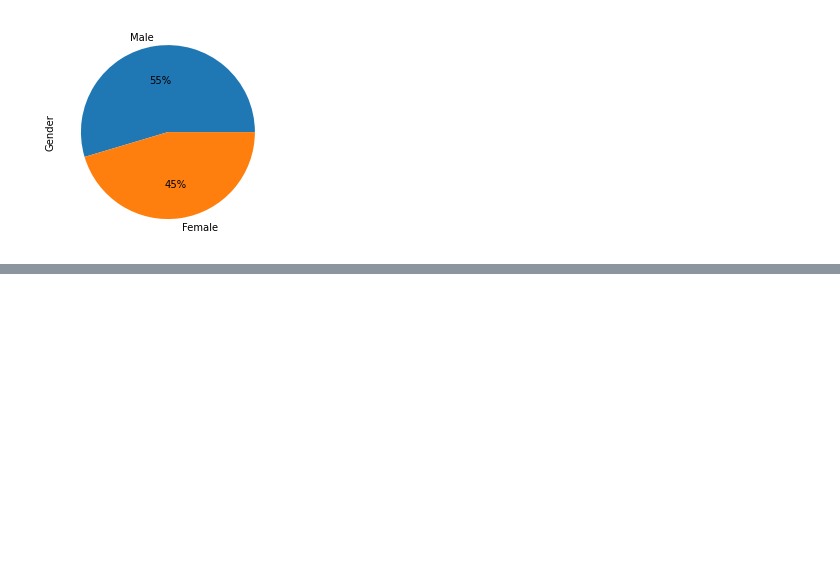
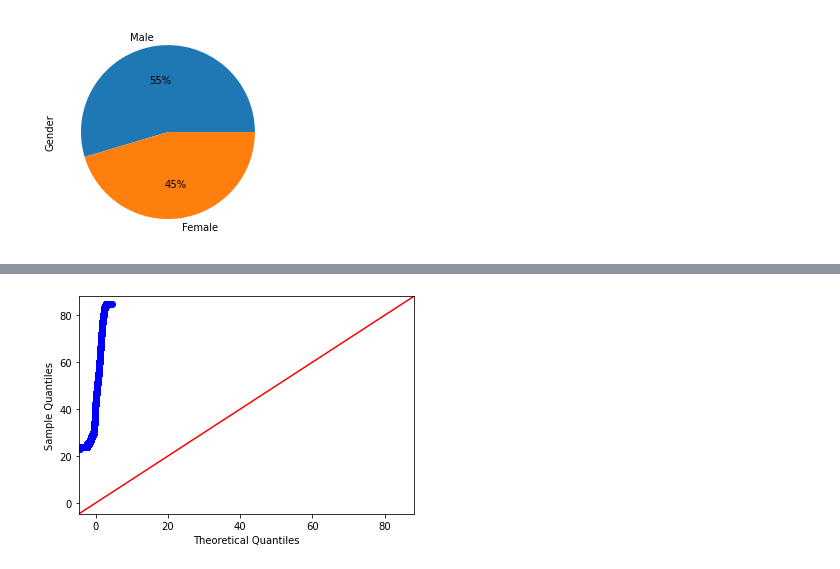
Before and after one commit to eswarpoluri/EDA, a Jupyter notebook: EDA.ipynb, the cells around one changed output, grey strips where cells are left out. Saved outputs shown, nothing was run; the diff lists cells and outputs as text; code cells hidden in the pictures; blank space fills up the shorter version.

```diff
--- a/EDA.ipynb
+++ b/EDA.ipynb
@@ -257,0 +288,8 @@ TypeError: expected string or bytes-like object
+# %%
+# Normal Q-Q Plot
+import statsmodels.api as sm
+import pylab as py
+qqplot = sm.qqplot(df.Age, line ='45')
+py.show()
+# %% [output]
+[figure, added]
```
Also changed, not shown: parts of 10 cells of this notebook.
